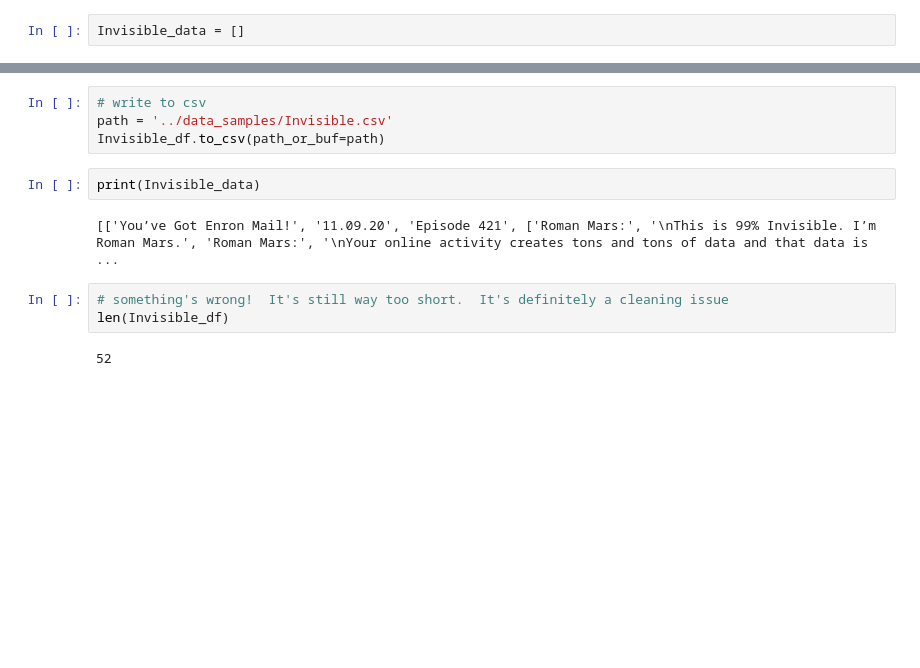
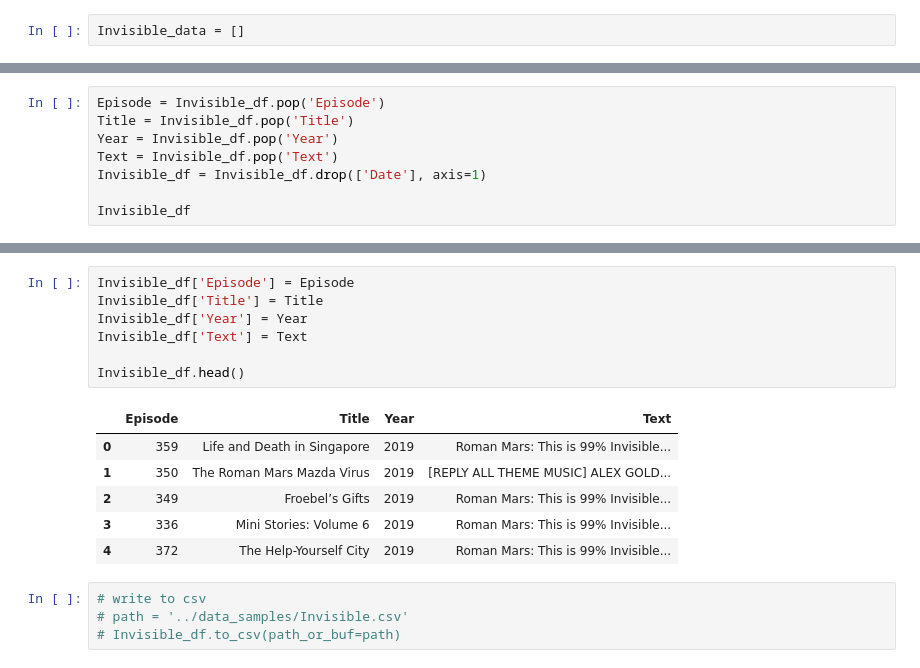
Before and after one commit to Data-Science-for-Linguists-2021/Linguistic-Styles-of-Podcasts, a Jupyter notebook: spiders/99_Invisible.ipynb, the cells around one changed output, grey strips where cells are left out. Drawn from its saved outputs; the diff is of its cells as text; blank space fills up the shorter version.

```diff
--- a/spiders/99_Invisible.ipynb
+++ b/spiders/99_Invisible.ipynb
@@ -91,0 +154,8 @@ Invisible_df
+# %%
+Episode = Invisible_df.pop('Episode')
+Title = Invisible_df.pop('Title')
+Year = Invisible_df.pop('Year')
+Text = Invisible_df.pop('Text')
+Invisible_df = Invisible_df.drop(['Date'], axis=1)
+
+Invisible_df
@@ -92,13 +176,18 @@ Invisible_df
+# %%
+Invisible_df['Episode'] = Episode
+Invisible_df['Title'] = Title
+Invisible_df['Year'] = Year
+Invisible_df['Text'] = Text
+
+Invisible_df.head()
+# %% [output]
+|  | Episode | Title | Year | Text |
+| 0 | 359 | Life and Death in Singapore | 2019 | Roman Mars: This is 99% Invisible... |
+| 1 | 350 | The Roman Mars Mazda Virus | 2019 | [REPLY ALL THEME MUSIC] ALEX GOLD... |
+| 2 | 349 | Froebel’s Gifts | 2019 | Roman Mars: This is 99% Invisible... |
+| 3 | 336 | Mini Stories: Volume 6 | 2019 | Roman Mars: This is 99% Invisible... |
+| 4 | 372 | The Help-Yourself City | 2019 | Roman Mars: This is 99% Invisible... |
 # %%
 # write to csv
-path = '../data_samples/Invisible.csv'
-Invisible_df.to_csv(path_or_buf=path)
+# path = '../data_samples/Invisible.csv'
+# Invisible_df.to_csv(path_or_buf=path)
-# %%
-print(Invisible_data)
-# %% [output]
-[['You’ve Got Enron Mail!', '11.09.20', 'Episode 421', ['Roman Mars:', '\nThis is 99% Invisible. I’m Roman Mars.', 'Roman Mars:', '\nYour online activity creates tons and tons of data and that data is ...
-# %%
-# something's wrong!  It's still way too short.  It's definitely a cleaning issue
-len(Invisible_df)
-# %% [output]
-52
```
Also changed, not shown: parts of 10 cells of this notebook.
